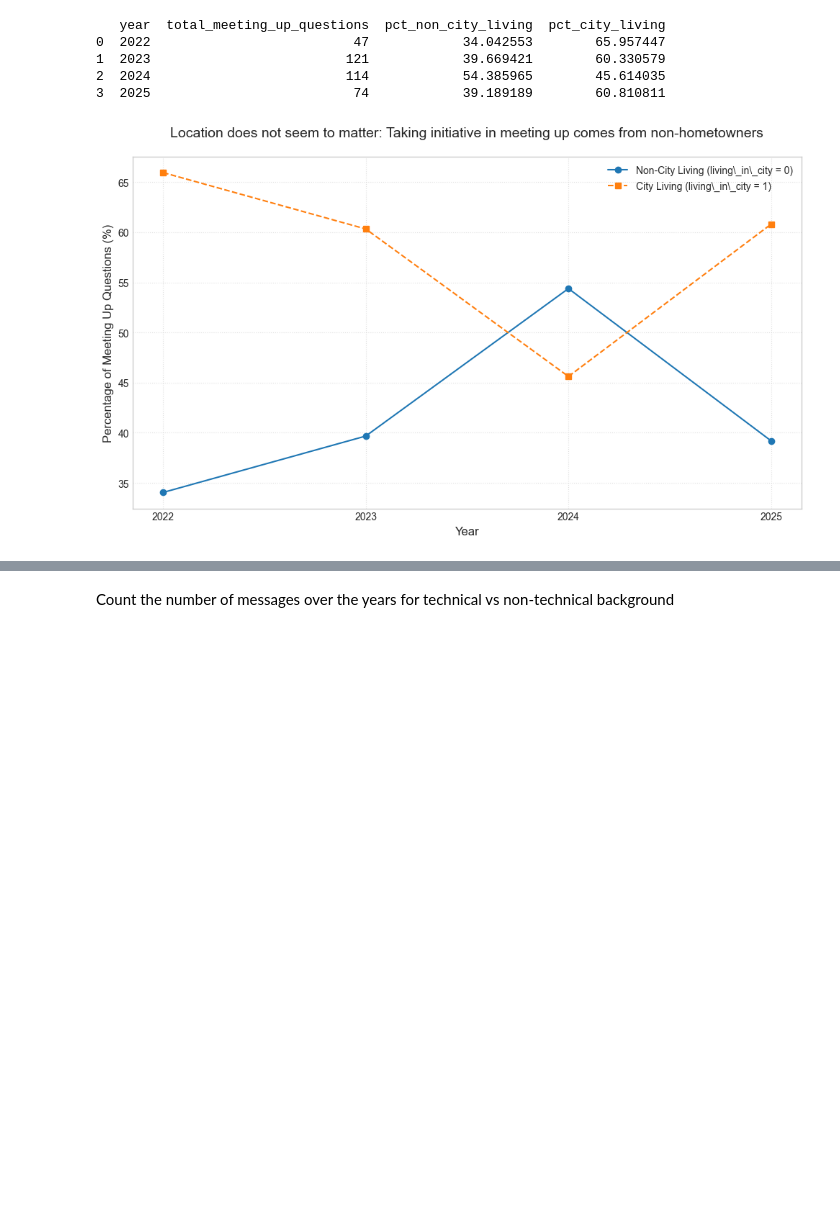
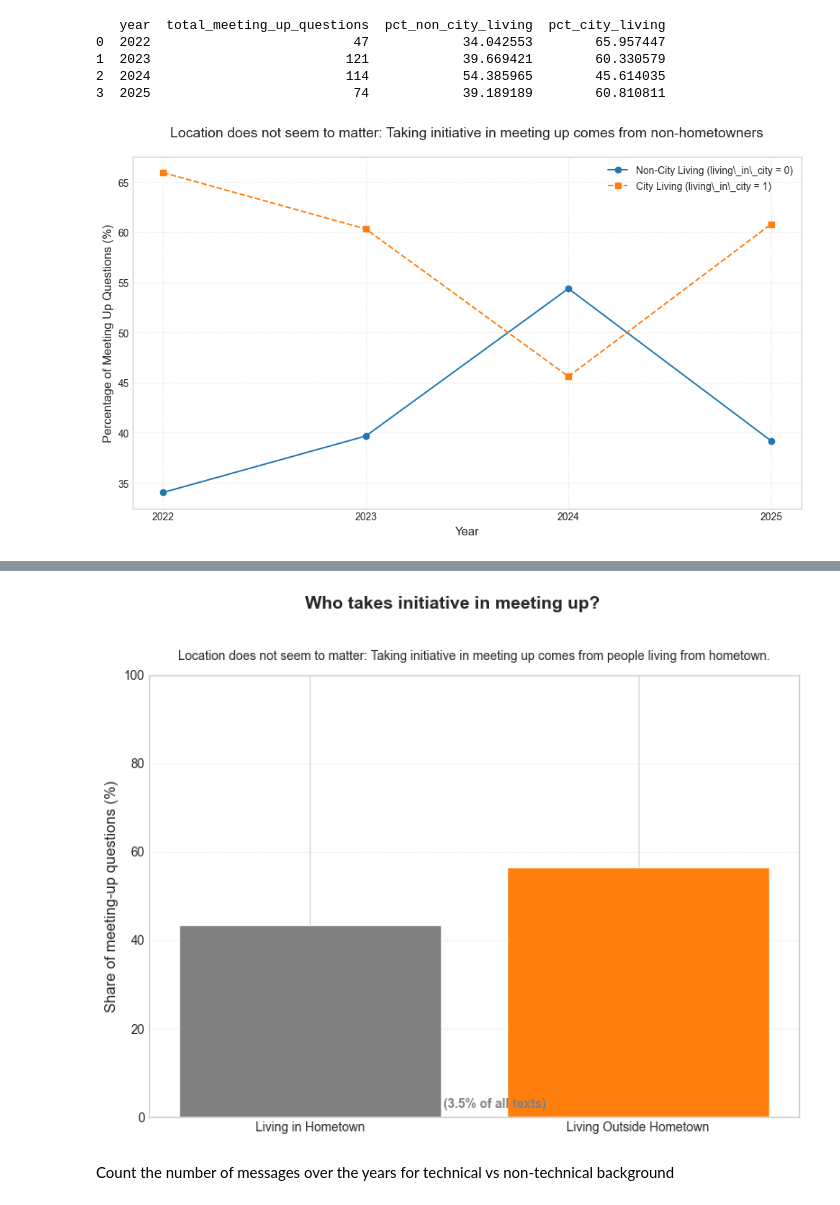
Before and after one commit to bashoogeventerink-max/DAV, a Jupyter notebook: notebooks/02-categories.ipynb, the cells around one changed output, grey strips where cells are left out. Saved outputs shown, nothing was run; the diff lists cells and outputs as text; code cells hidden in the pictures; blank space fills up the shorter version.

```diff
--- a/notebooks/02-categories.ipynb
+++ b/notebooks/02-categories.ipynb
@@ -456,3 +510,71 @@ plt.show()
+# %%
+import pandas as pd
+import matplotlib.pyplot as plt
+
+# --- START: Data Preparation (aggregated across all texts — no year) ---
+df['is_meeting_up_question'] = ((df['is_question'] == 1) & (df['mentions_meet_up'] == 1)).astype(int)
+
+loc_sums = df.groupby('living_in_city')['is_meeting_up_question'].sum()
+meeting_up_questions_non_city = float(loc_sums.get(0, 0))
+meeting_up_questions_city = float(loc_sums.get(1, 0))
+
+total_meeting_up_questions = meeting_up_questions_non_city + meeting_up_questions_city
+total_texts = len(df)
+meeting_up_questions_total_pct = (
+    round(total_meeting_up_questions / total_texts * 100, 1) if total_texts else 0
+)
+
+if total_meeting_up_questions > 0:
+    pct_non_city_living = meeting_up_questions_non_city / total_meeting_up_questions * 100
+    pct_city_living = meeting_up_questions_city / total_meeting_up_questions * 100
+else:
+    pct_non_city_living = 0.0
+    pct_city_living = 0.0
+# --- END: Data Preparation ---
+
+
+# --- START: Plotting Code (category comparison) ---
+plt.style.use('seaborn-v0_8-whitegrid')
+fig, ax = plt.subplots(figsize=(8, 6))
+
+categories = ['Living in Hometown', 'Living Outside Hometown']
+values = [pct_non_city_living, pct_city_living]
+colors = ['#808080', '#ff7f0e']
+
+ax.bar(categories, values, color=colors, edgecolor='white', linewidth=1)
+
+ax.set_ylabel("Share of meeting-up questions (%)", fontsize=12)
+ax.set_ylim(0, 100)
+ax.grid(True, linestyle=':', alpha=0.6, axis='y')
+
+n_text = (
+    f"N={int(total_meeting_up_questions)} "
+    f"({meeting_up_questions_total_pct}% of all texts)"
+)
+ax.text(
+    0.5,
+    0.02,
+    n_text,
+    transform=ax.transAxes,
+    ha='center',
+    fontsize=10,
+    color='gray',
+    fontweight='bold',
+)
+
+plot_title = "Who takes initiative in meeting up?"
+plot_subtitle = (
+    "Location does not seem to matter: Taking initiative in meeting up comes from people living from hometown."
+)
+fig.suptitle(plot_title, fontsize=14, y=1.02, fontweight='bold')
+ax.set_title(plot_subtitle, fontsize=10, pad=12)
+
+plt.tight_layout()
+plt.show()
+
+# --- END: Plotting Code ---
+# %% [output]
+[figure, added]
 # %% [markdown]
 Count the number of messages over the years for technical vs non-technical background
 # %%
```
Also changed, not shown: parts of 3 cells of this notebook, 2 other files.
